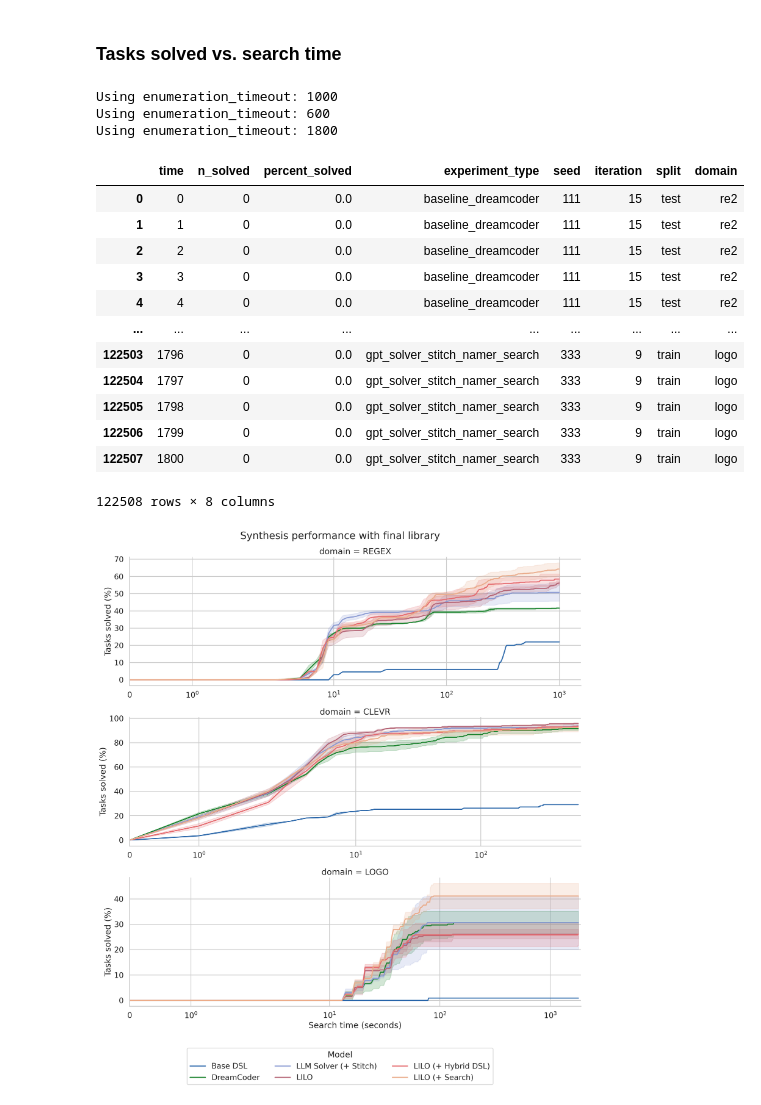
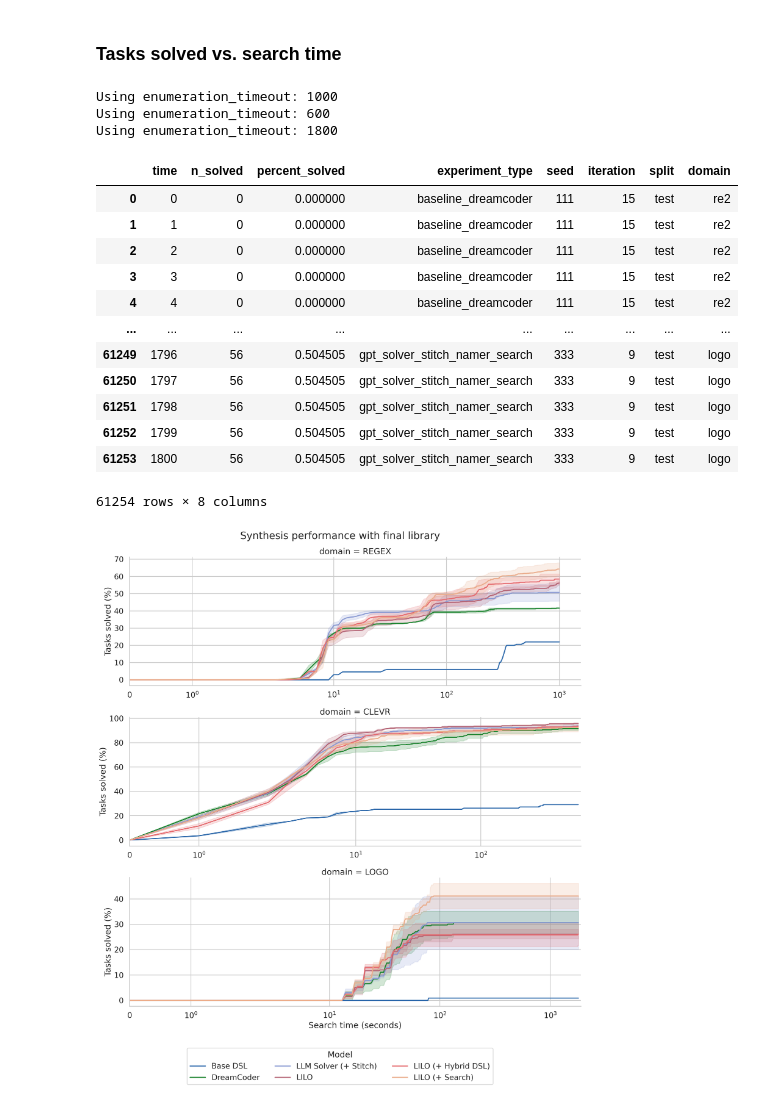
Before and after one commit to gabegrand/lilo, a Jupyter notebook: analysis/analyze_library_evaluation.ipynb, the cells around one changed output. Cells and saved outputs as stored; diff of their text form; code cells hidden in the pictures.

```diff
--- a/analysis/analyze_library_evaluation.ipynb
+++ b/analysis/analyze_library_evaluation.ipynb
@@ -40,25 +40,26 @@ Available domains: ['re2', 'clevr', 'logo']
 ### Tasks solved vs. search time
 # %%
 df_search_time = analyzer.get_search_time_results()
+df_search_time = df_search_time[df_search_time.split == "test"].reset_index(drop=True)
 df_search_time["experiment_type"] = df_search_time["experiment_type"].replace({"gpt_solver": "base_dsl"})
 df_search_time
 # %% [output]
 Using enumeration_timeout: 1000
 Using enumeration_timeout: 600
 Using enumeration_timeout: 1800
 |  | time | n_solved | percent_solved | experiment_type | seed | iteration | split | domain |
-| 0 | 0 | 0 | 0.0 | baseline_dreamcoder | 111 | 15 | test | re2 |
-| 1 | 1 | 0 | 0.0 | baseline_dreamcoder | 111 | 15 | test | re2 |
-| 2 | 2 | 0 | 0.0 | baseline_dreamcoder | 111 | 15 | test | re2 |
-| 3 | 3 | 0 | 0.0 | baseline_dreamcoder | 111 | 15 | test | re2 |
-| 4 | 4 | 0 | 0.0 | baseline_dreamcoder | 111 | 15 | test | re2 |
+| 0 | 0 | 0 | 0.000000 | baseline_dreamcoder | 111 | 15 | test | re2 |
+| 1 | 1 | 0 | 0.000000 | baseline_dreamcoder | 111 | 15 | test | re2 |
+| 2 | 2 | 0 | 0.000000 | baseline_dreamcoder | 111 | 15 | test | re2 |
+| 3 | 3 | 0 | 0.000000 | baseline_dreamcoder | 111 | 15 | test | re2 |
+| 4 | 4 | 0 | 0.000000 | baseline_dreamcoder | 111 | 15 | test | re2 |
 | ... | ... | ... | ... | ... | ... | ... | ... | ... |
-| 122503 | 1796 | 0 | 0.0 | gpt_solver_stitch_namer_search | 333 | 9 | train | logo |
-| 122504 | 1797 | 0 | 0.0 | gpt_solver_stitch_namer_search | 333 | 9 | train | logo |
-| 122505 | 1798 | 0 | 0.0 | gpt_solver_stitch_namer_search | 333 | 9 | train | logo |
-| 122506 | 1799 | 0 | 0.0 | gpt_solver_stitch_namer_search | 333 | 9 | train | logo |
-| 122507 | 1800 | 0 | 0.0 | gpt_solver_stitch_namer_search | 333 | 9 | train | logo |
+| 61249 | 1796 | 56 | 0.504505 | gpt_solver_stitch_namer_search | 333 | 9 | test | logo |
+| 61250 | 1797 | 56 | 0.504505 | gpt_solver_stitch_namer_search | 333 | 9 | test | logo |
+| 61251 | 1798 | 56 | 0.504505 | gpt_solver_stitch_namer_search | 333 | 9 | test | logo |
+| 61252 | 1799 | 56 | 0.504505 | gpt_solver_stitch_namer_search | 333 | 9 | test | logo |
+| 61253 | 1800 | 56 | 0.504505 | gpt_solver_stitch_namer_search | 333 | 9 | test | logo |
-122508 rows × 8 columns
+61254 rows × 8 columns
 # %%
 with sns.plotting_context("talk", font_scale=1):
     g = sns.relplot(
```
Also changed, not shown: parts of 5 cells of this notebook, 1 other file.
